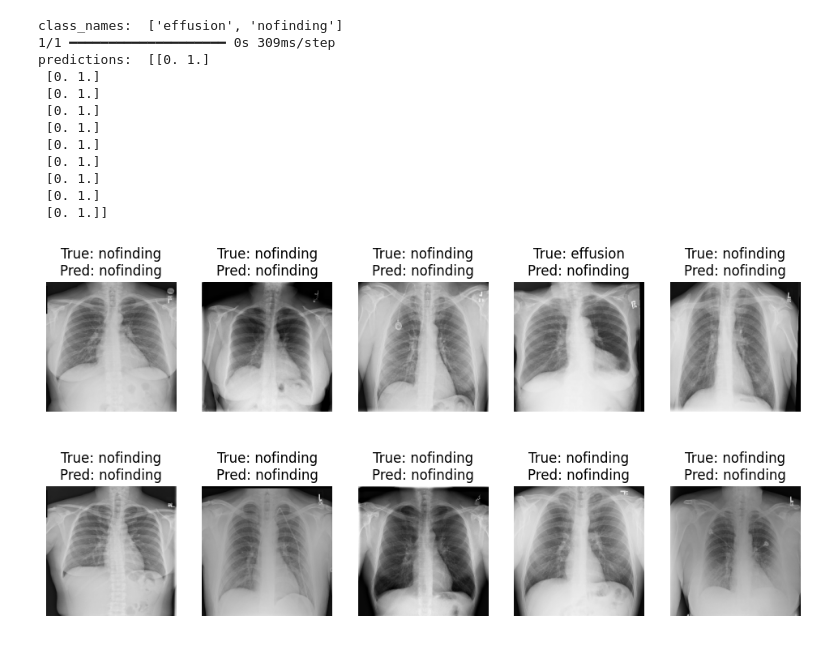
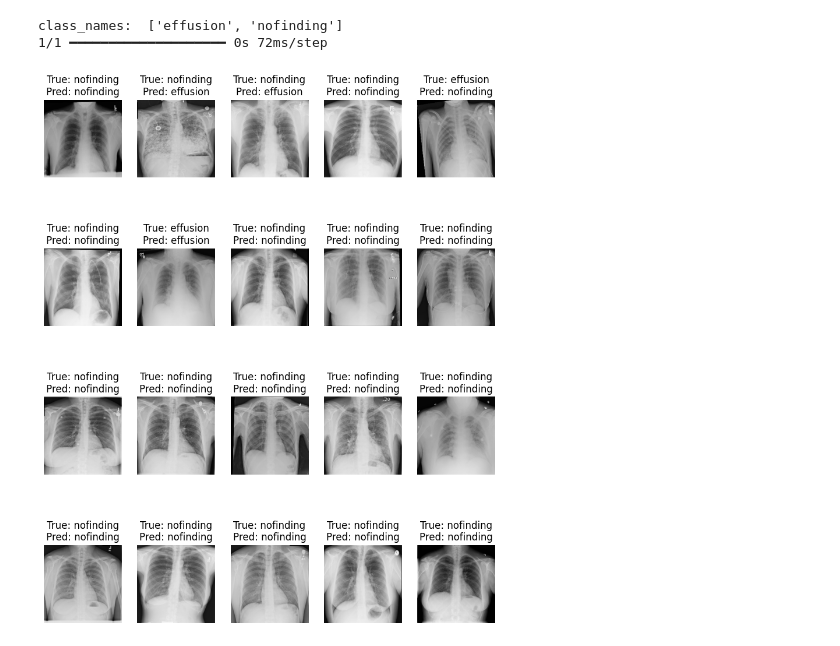
Before and after one commit to kk20krishna/X-ray-image-Classification, a Jupyter notebook: X_ray_image_Classification.ipynb, the cells around one changed output. Saved outputs shown, nothing was run; the diff lists cells and outputs as text; code cells hidden in the pictures.

```diff
--- a/X_ray_image_Classification.ipynb
+++ b/X_ray_image_Classification.ipynb
@@ -11,8 +15,8 @@ import pandas as pd
 import kagglehub
 
 # Download latest version
-#path = kagglehub.dataset_download("kk20krishna/cxr-data")
-path = kagglehub.dataset_download("nih-chest-xrays/data/images_001")
+path = kagglehub.dataset_download("kk20krishna/cxr-data")
+#path = kagglehub.dataset_download("nih-chest-xrays/data")
 
 print("Path to dataset files:", path)
 # %% [output]
@@ -180,0 +90,7 @@ print("Class Weights:", class_weights)
+# %%
+train_dataset, val_dataset = keras.utils.image_dataset_from_directory(path,
+                                                   label_mode='categorical',
+                                                   validation_split=0.2,
+                                                   subset="both",
+                                                   image_size=(224, 224),
+                                                   seed=44,)
@@ -231,4 +163,4 @@ Model: "functional_7"
  Non-trainable params: 23,564,800 (89.89 MB)
 # %%
-model.fit(train_dataset, epochs=2, validation_data=val_dataset, class_weight=class_weights)
+model.fit(train_dataset, epochs=50, validation_data=val_dataset)
 # %% [output]
@@ -239,0 +232,18 @@ Epoch 2/2
+# %%
+import matplotlib.pyplot as plt
+import numpy as np
+from sklearn.metrics import confusion_matrix, ConfusionMatrixDisplay
+
+# Assuming you have predictions from your model and true labels
+# Replace these with your actual predictions and true labels
+predictions = model.predict(val_dataset)
+predicted_labels = np.argmax(predictions, axis=1)  # Get predicted class labels
+true_labels = np.concatenate([y for x, y in val_dataset], axis=0)
+true_labels = np.argmax(true_labels, axis=1)
+
+
+cm = confusion_matrix(true_labels, predicted_labels)
+
+disp = ConfusionMatrixDisplay(confusion_matrix=cm, display_labels=train_dataset.class_names)
+disp.plot(cmap=plt.cm.Blues)
+plt.show()
@@ -240,40 +253,28 @@ Epoch 2/2
 # %%
 # Define class names from dataset
 class_names = val_dataset.class_names  # Get class labels from dataset
 print("class_names: ", class_names)
 
 # Take 10 images from val_dataset
-num_images = 10
+num_images = 20
 for images, labels in val_dataset.take(1):  # Take one batch
     images = images[:num_images]  # Select first 10 images
     labels = labels[:num_images]  # Corresponding labels
-
     # Make predictions
     predictions = model.predict(images)  # Get predicted probabilities
-    print("predictions: ", predictions)
     predicted_classes = np.argmax(predictions, axis=1)  # Convert to class index
     true_classes = np.argmax(labels.numpy(), axis=1)  # Convert one-hot labels to index
 
     # Display images, true labels, and predicted labels
-    plt.figure(figsize=(12, 6))
+    plt.figure(figsize=(10, 16))
     for i in range(num_images):
-        plt.subplot(2, 5, i + 1)  # Arrange in 2 rows of 5 images
+        plt.subplot(5, 5, i + 1)  # Arrange in 2 rows of 5 images
         plt.imshow(images[i].numpy().astype("uint8"))
         plt.title(f"True: {class_names[true_classes[i]]}\nPred: {class_names[predicted_classes[i]]}")
         plt.axis("off")  # Hide axes
 
     plt.show()
 # %% [output]
 class_names:  ['effusion', 'nofinding']
-1/1 ━━━━━━━━━━━━━━━━━━━━ 0s 309ms/step
-predictions:  [[0. 1.]
- [0. 1.]
- [0. 1.]
- [0. 1.]
- [0. 1.]
- [0. 1.]
- [0. 1.]
- [0. 1.]
- [0. 1.]
- [0. 1.]]
+1/1 ━━━━━━━━━━━━━━━━━━━━ 0s 72ms/step
-[figure, old version]
+[figure, new version]
```
Also changed, not shown: parts of 27 cells of this notebook.
